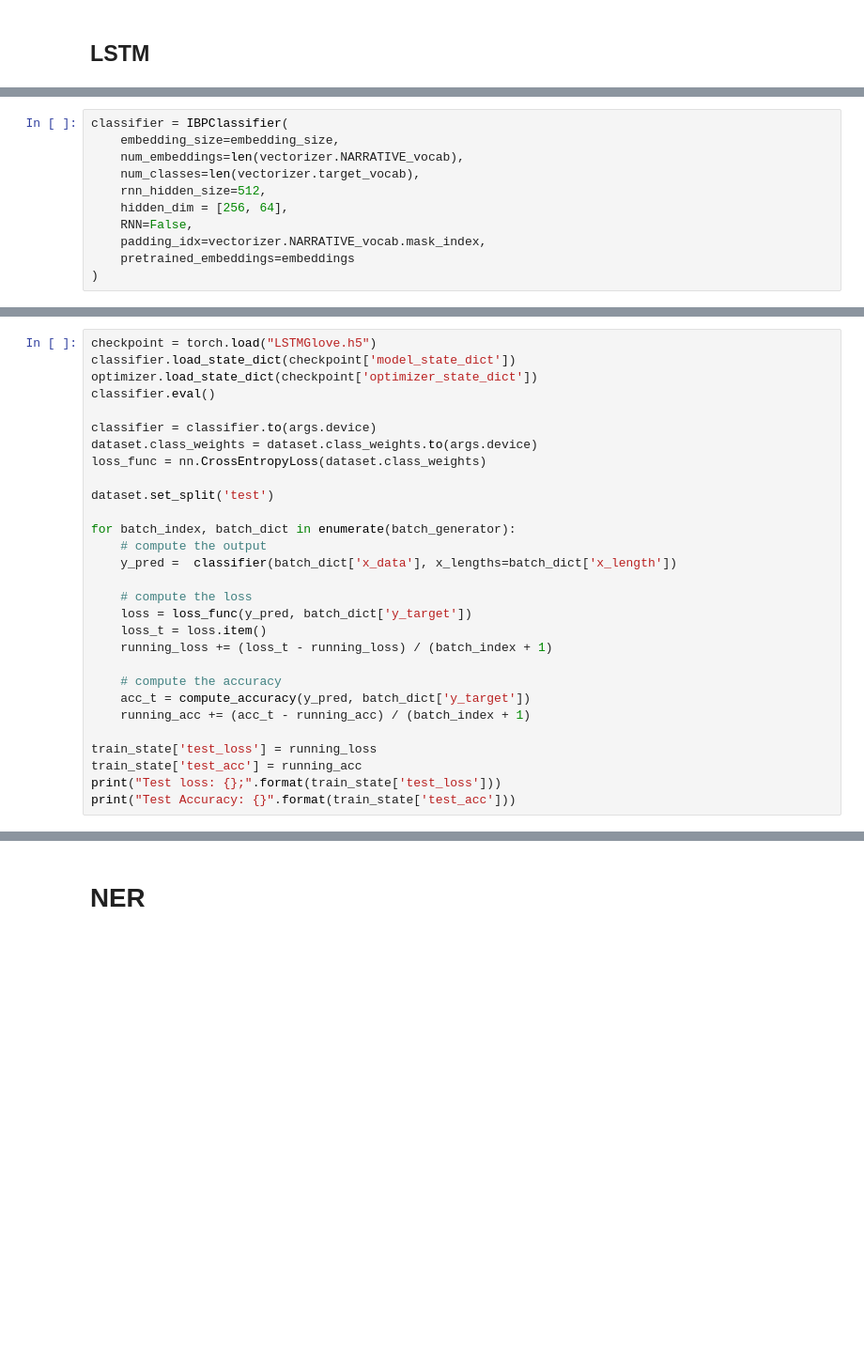
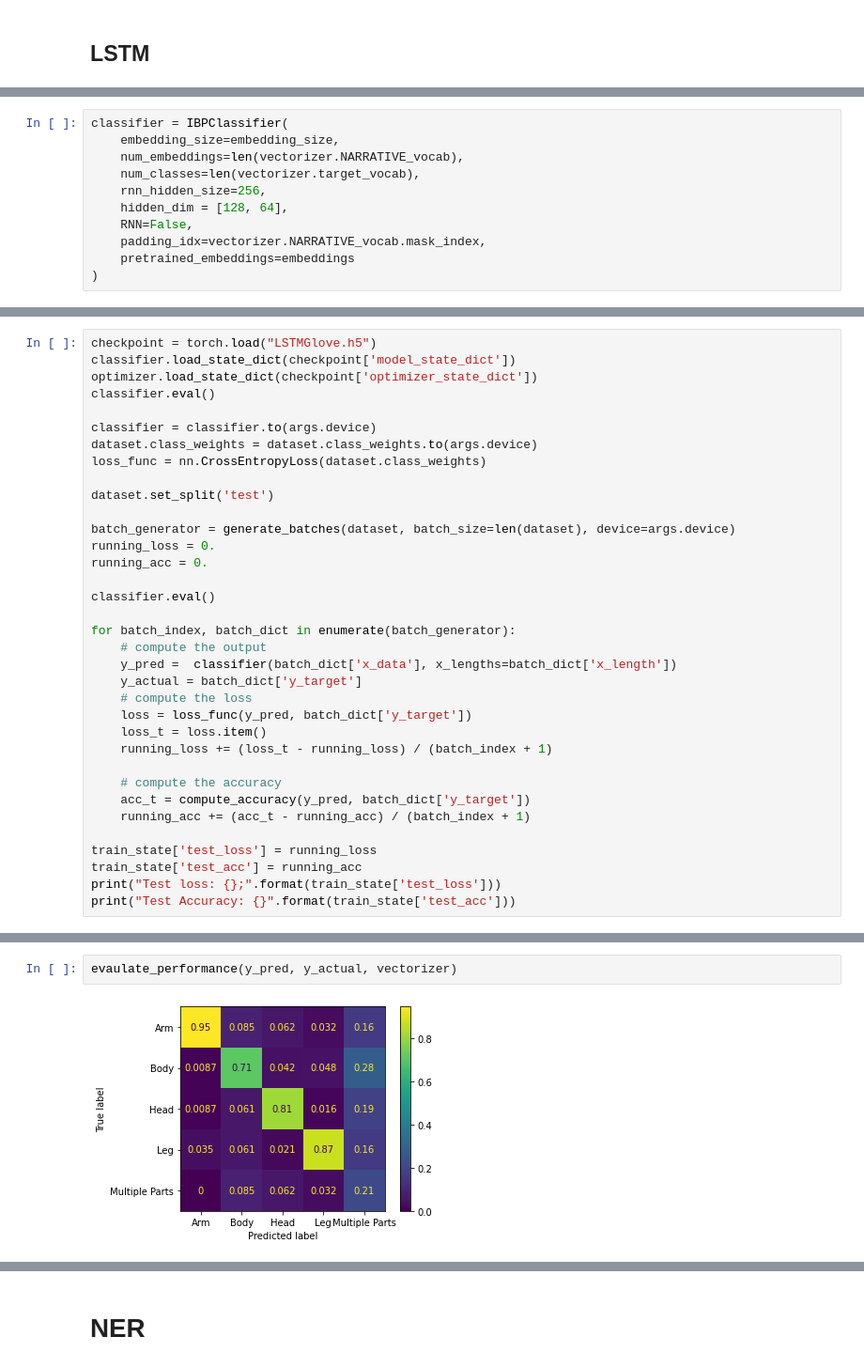
Before and after one commit to CunjunYin/natural-language-processing, a Jupyter notebook: project.ipynb, the cells around one changed output, grey strips where cells are left out. Shown at 94% size. Drawn from its saved outputs; the diff is of its cells as text; blank space fills up the shorter version.

```diff
--- a/project.ipynb
+++ b/project.ipynb
@@ -1818,8 +1925,8 @@ classifier = IBPClassifier(
     embedding_size=embedding_size,
     num_embeddings=len(vectorizer.NARRATIVE_vocab),
     num_classes=len(vectorizer.target_vocab),
-    rnn_hidden_size=512,
-    hidden_dim = [256, 64],
+    rnn_hidden_size=256,
+    hidden_dim = [128, 64],
     RNN=False,
     padding_idx=vectorizer.NARRATIVE_vocab.mask_index,
     pretrained_embeddings=embeddings
@@ -1954,10 +2061,16 @@ loss_func = nn.CrossEntropyLoss(dataset.class_weights)
 
 dataset.set_split('test')
 
+batch_generator = generate_batches(dataset, batch_size=len(dataset), device=args.device)
+running_loss = 0.
+running_acc = 0.
+
+classifier.eval()
+
 for batch_index, batch_dict in enumerate(batch_generator):
     # compute the output
     y_pred =  classifier(batch_dict['x_data'], x_lengths=batch_dict['x_length'])
-
+    y_actual = batch_dict['y_target']
     # compute the loss
     loss = loss_func(y_pred, batch_dict['y_target'])
     loss_t = loss.item()
@@ -1976,0 +2090,4 @@ Test Accuracy: 74.46808510638297
+# %%
+evaulate_performance(y_pred, y_actual, vectorizer)
+# %% [output]
+[figure, added]
```
Also changed, not shown: parts of 28 cells of this notebook, 1 other file.
